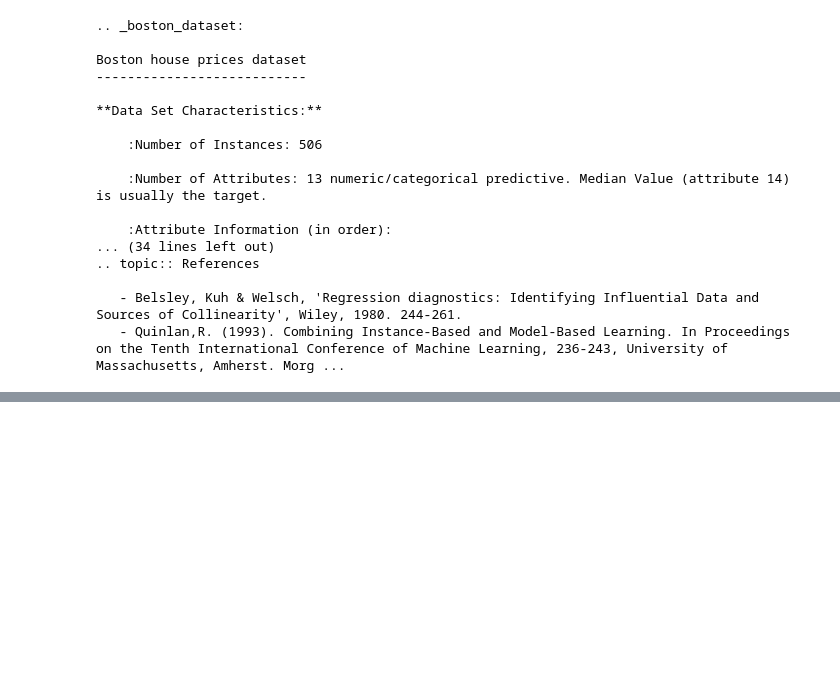
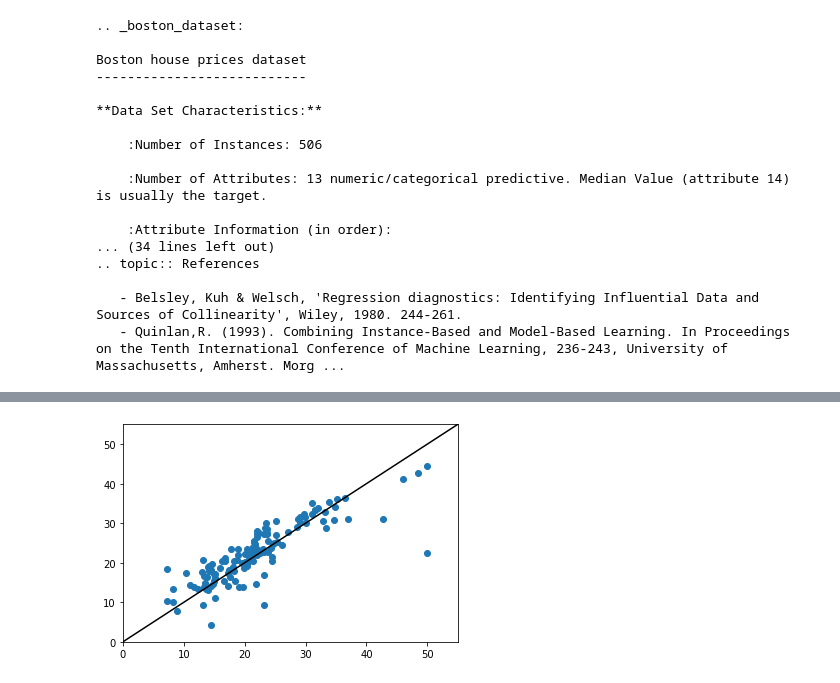
Before and after one commit to pulkit697/ml-starting, a Jupyter notebook: Intro to ML/sklearn_boston.ipynb, the cells around one changed output, grey strips where cells are left out. Saved outputs shown, nothing was run; the diff lists cells and outputs as text; code cells hidden in the pictures; blank space fills up the shorter version.

Commit message:
used linear regression to predict and compare using scatter plot

```diff
--- a/Intro to ML/sklearn_boston.ipynb
+++ b/Intro to ML/sklearn_boston.ipynb
@@ -114,0 +117,6 @@ Boston house prices dataset
+# %%
+x_train,x_test,y_train,y_test = model_selection.train_test_split(x,y)
+print(x_train.shape)
+print(x_test.shape)
+print(y_train.shape)
+print(y_test.shape)
@@ -114,0 +128,5 @@ Boston house prices dataset
+# %%
+from sklearn.linear_model import LinearRegression
+alg1 = LinearRegression()
+# %%
+alg1.fit(x_train,y_train)
@@ -114,0 +135,3 @@ Boston house prices dataset
+# %%
+y_pred = alg1.predict(x_test)
+print(y_pred)
@@ -114,0 +158,7 @@ Boston house prices dataset
+# %%
+plt.scatter(y_test,y_pred)
+plt.axis([0,55,0,55])
+plt.plot([0,55],[0,55],color='black')
+plt.show()
+# %% [output]
+[figure, added]
```
Also changed, not shown: parts of 6 cells of this notebook.
